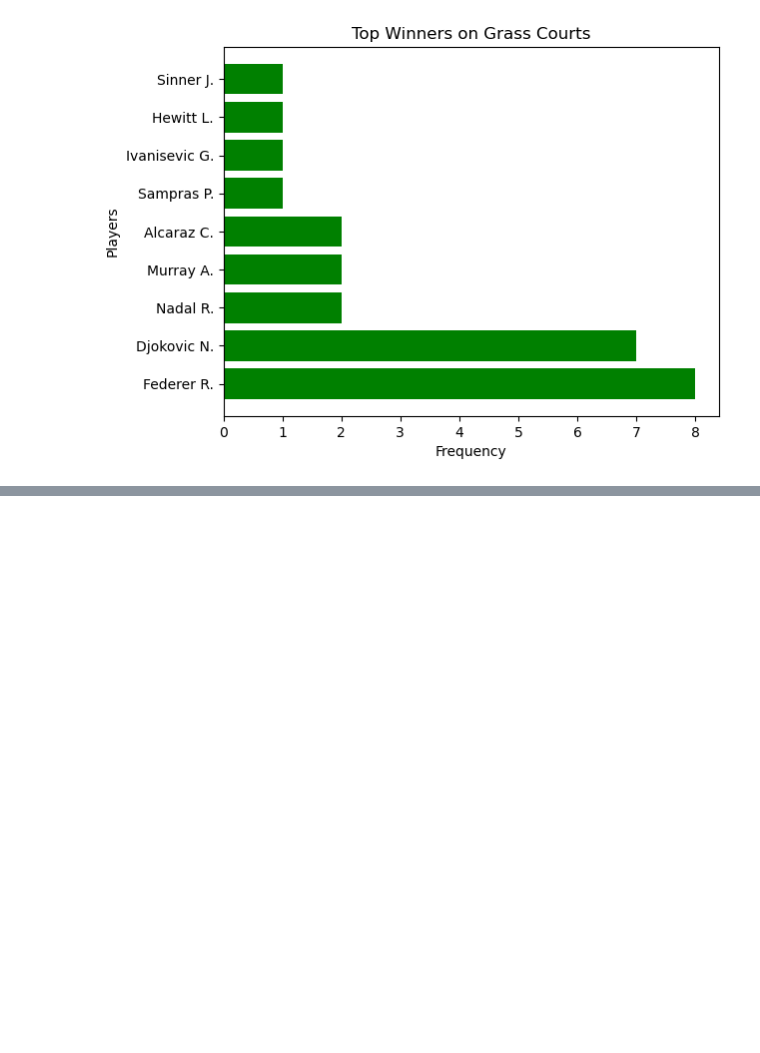
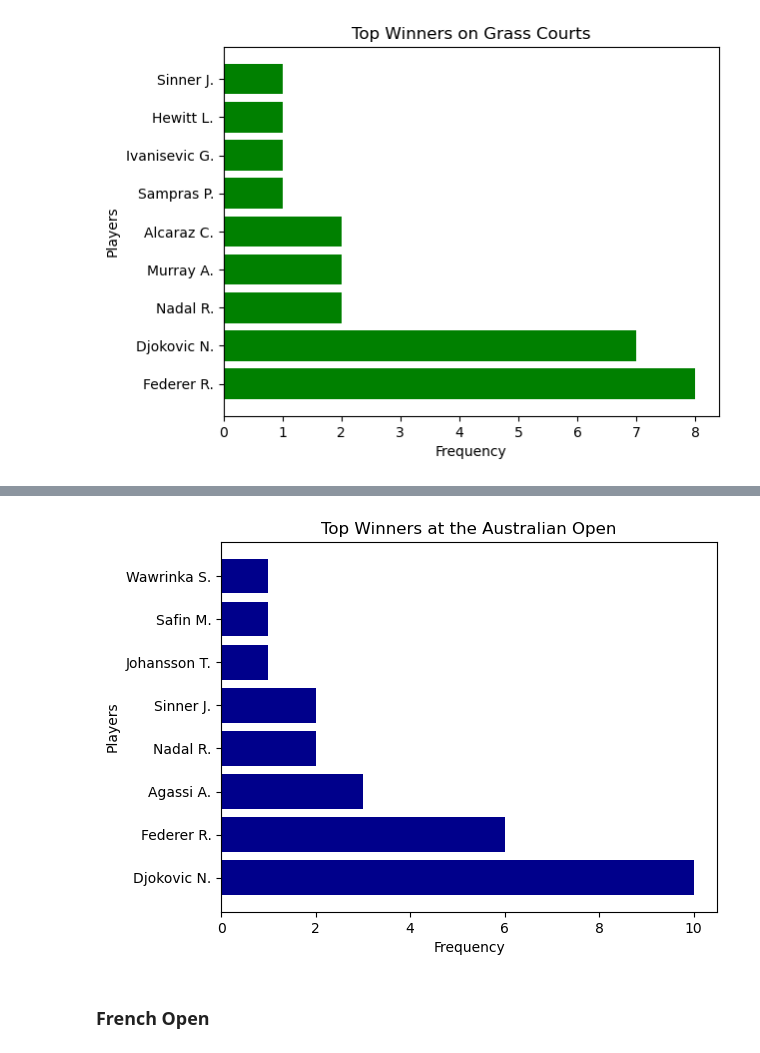
Before and after one commit to joaoestella/Tennis-Analysis, a Jupyter notebook: notebooks/01_exploration.ipynb, the cells around one changed output, grey strips where cells are left out. Drawn from its saved outputs; the diff is of its cells as text; code cells hidden in the pictures; blank space fills up the shorter version.

```diff
--- a/notebooks/01_exploration.ipynb
+++ b/notebooks/01_exploration.ipynb
@@ -161,0 +166,7 @@ plt.show()
+# %%
+australian_open_filter = (df['Tournament'] == 'Australian Open') & (df['Round'] == 'The Final')
+df_final_au = df[australian_open_filter]
+
+australian_open_winners = df_final_au['Winner'].value_counts()
+print("Top winners at the Australian Open:")
+print(australian_open_winners)
@@ -161,0 +185,13 @@ plt.show()
+# %%
+au_names = australian_open_winners.index
+au_freqs = australian_open_winners.values
+
+plt.barh(au_names, au_freqs, color='darkblue')
+plt.xlabel("Frequency")
+plt.ylabel("Players")
+plt.title("Top Winners at the Australian Open")
+plt.show()
+# %% [output]
+[figure, added]
+# %% [markdown]
+### French Open
```
Also changed, not shown: parts of 14 cells of this notebook.
